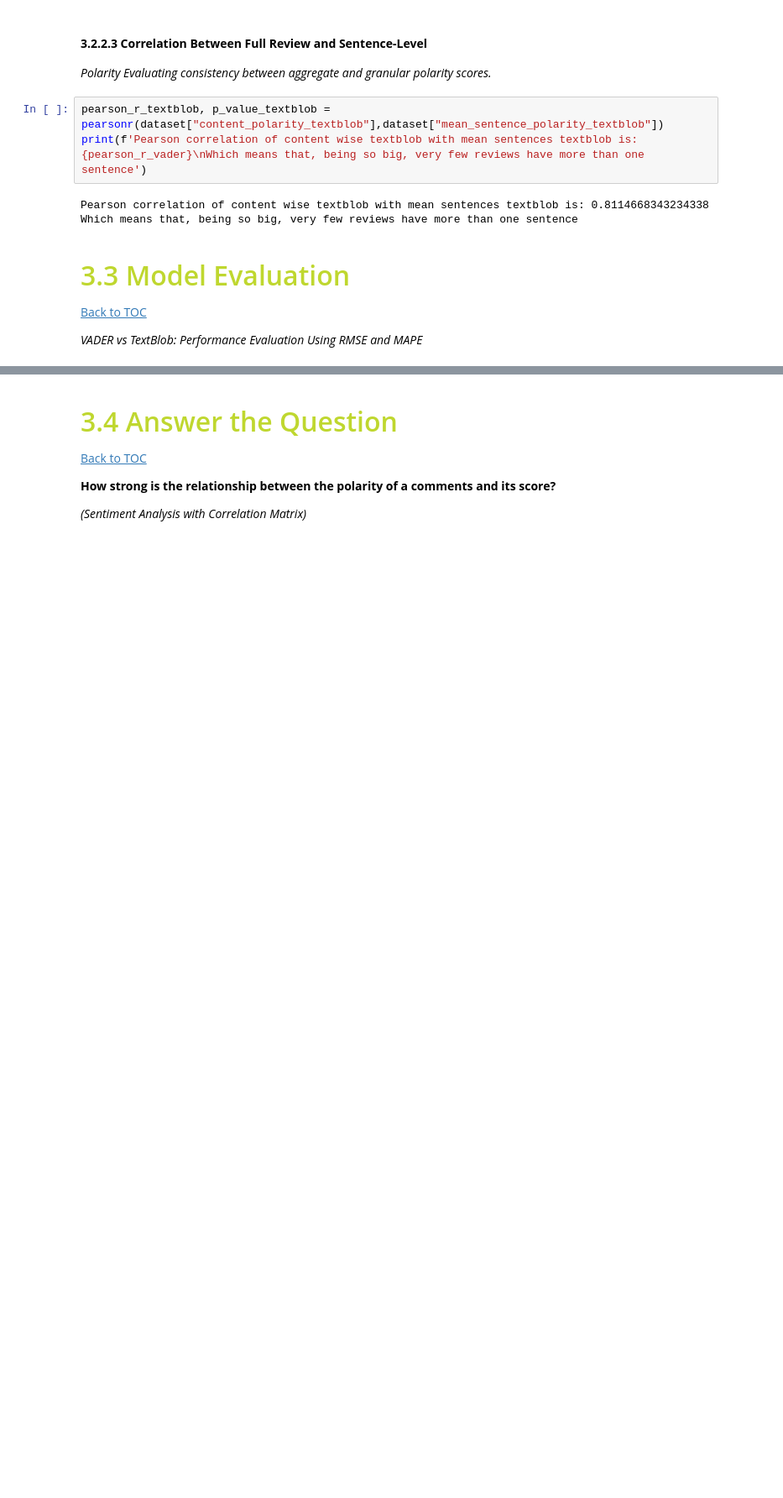
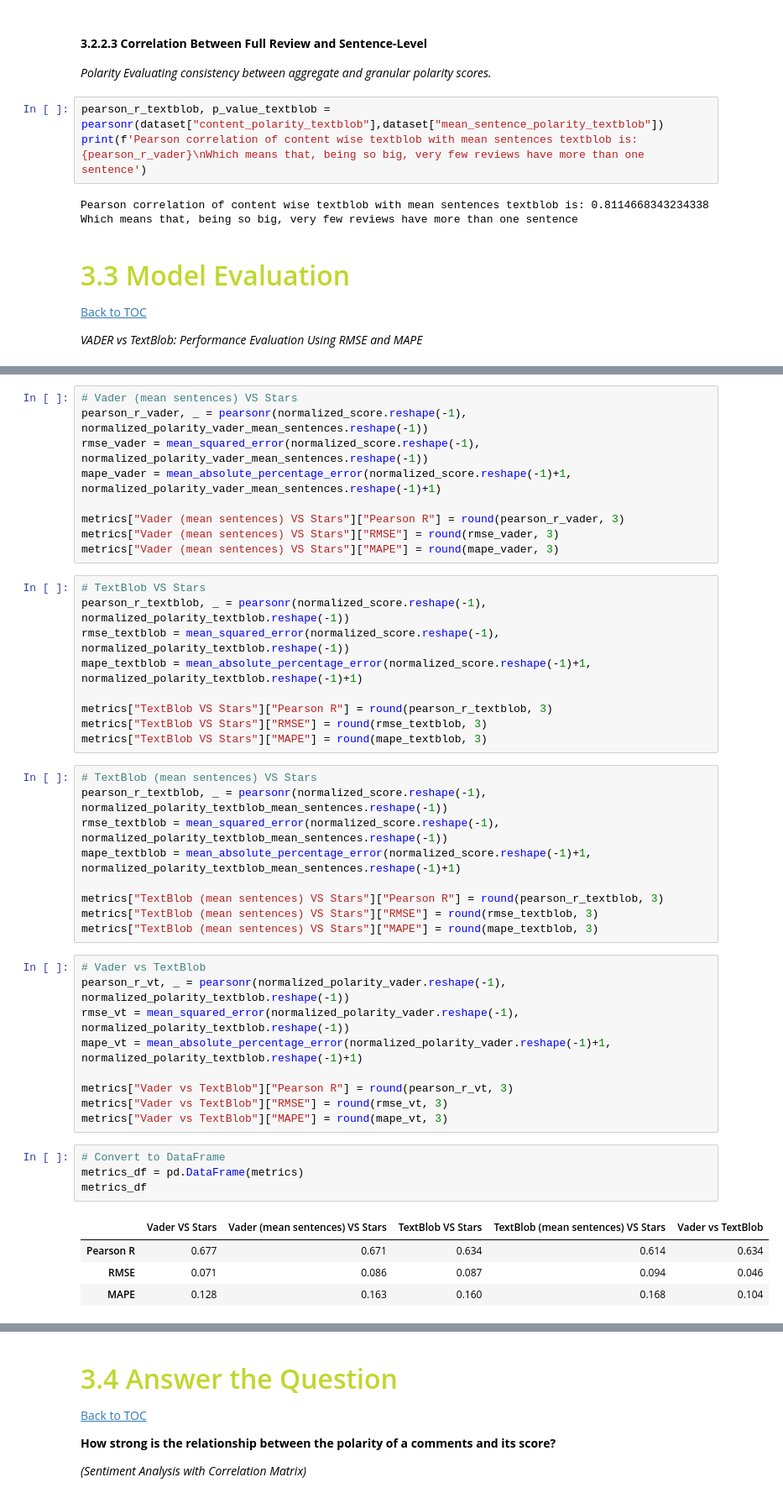
Before and after one commit to beatrizmarques2005/text_mining_in_reviews, a Jupyter notebook: notebooks/04_sentiment_analysis.ipynb, the cells around one changed output, grey strips where cells are left out. Shown at 84% size. Drawn from its saved outputs; the diff is of its cells as text; blank space fills up the shorter version.

```diff
--- a/notebooks/04_sentiment_analysis.ipynb
+++ b/notebooks/04_sentiment_analysis.ipynb
@@ -309,3 +297,48 @@ Pearson R: 0.634; RMSE: 0.046; MAPE: 0.104
+# %%
+# Vader (mean sentences) VS Stars
+pearson_r_vader, _ = pearsonr(normalized_score.reshape(-1), normalized_polarity_vader_mean_sentences.reshape(-1))
+rmse_vader = mean_squared_error(normalized_score.reshape(-1), normalized_polarity_vader_mean_sentences.reshape(-1))
+mape_vader = mean_absolute_percentage_error(normalized_score.reshape(-1)+1, normalized_polarity_vader_mean_sentences.reshape(-1)+1)
+
+metrics["Vader (mean sentences) VS Stars"]["Pearson R"] = round(pearson_r_vader, 3)
+metrics["Vader (mean sentences) VS Stars"]["RMSE"] = round(rmse_vader, 3)
+metrics["Vader (mean sentences) VS Stars"]["MAPE"] = round(mape_vader, 3)
+# %%
+# TextBlob VS Stars
+pearson_r_textblob, _ = pearsonr(normalized_score.reshape(-1), normalized_polarity_textblob.reshape(-1))
+rmse_textblob = mean_squared_error(normalized_score.reshape(-1), normalized_polarity_textblob.reshape(-1))
+mape_textblob = mean_absolute_percentage_error(normalized_score.reshape(-1)+1, normalized_polarity_textblob.reshape(-1)+1)
+
+metrics["TextBlob VS Stars"]["Pearson R"] = round(pearson_r_textblob, 3)
+metrics["TextBlob VS Stars"]["RMSE"] = round(rmse_textblob, 3)
+metrics["TextBlob VS Stars"]["MAPE"] = round(mape_textblob, 3)
+# %%
+# TextBlob (mean sentences) VS Stars
+pearson_r_textblob, _ = pearsonr(normalized_score.reshape(-1), normalized_polarity_textblob_mean_sentences.reshape(-1))
+rmse_textblob = mean_squared_error(normalized_score.reshape(-1), normalized_polarity_textblob_mean_sentences.reshape(-1))
+mape_textblob = mean_absolute_percentage_error(normalized_score.reshape(-1)+1, normalized_polarity_textblob_mean_sentences.reshape(-1)+1)
+
+metrics["TextBlob (mean sentences) VS Stars"]["Pearson R"] = round(pearson_r_textblob, 3)
+metrics["TextBlob (mean sentences) VS Stars"]["RMSE"] = round(rmse_textblob, 3)
+metrics["TextBlob (mean sentences) VS Stars"]["MAPE"] = round(mape_textblob, 3)
+# %%
+# Vader vs TextBlob
+pearson_r_vt, _ = pearsonr(normalized_polarity_vader.reshape(-1), normalized_polarity_textblob.reshape(-1))
+rmse_vt = mean_squared_error(normalized_polarity_vader.reshape(-1), normalized_polarity_textblob.reshape(-1))
+mape_vt = mean_absolute_percentage_error(normalized_polarity_vader.reshape(-1)+1, normalized_polarity_textblob.reshape(-1)+1)
+
+metrics["Vader vs TextBlob"]["Pearson R"] = round(pearson_r_vt, 3)
+metrics["Vader vs TextBlob"]["RMSE"] = round(rmse_vt, 3)
+metrics["Vader vs TextBlob"]["MAPE"] = round(mape_vt, 3)
+# %%
+# Convert to DataFrame
+metrics_df = pd.DataFrame(metrics)
+metrics_df
+# %% [output]
+|  | Vader VS Stars | Vader (mean sentences) VS Stars | TextBlob VS Stars | TextBlob (mean sentences) VS Stars | Vader vs TextBlob |
+| Pearson R | 0.677 | 0.671 | 0.634 | 0.614 | 0.634 |
+| RMSE | 0.071 | 0.086 | 0.087 | 0.094 | 0.046 |
+| MAPE | 0.128 | 0.163 | 0.160 | 0.168 | 0.104 |
 # %%
 dataset["normalized_score"] = normalized_score.reshape(-1)
 dataset["normalized_polarity_vader"] = normalized_polarity_vader.reshape(-1)
```
Also changed, not shown: parts of 13 cells of this notebook, 5 other files.
